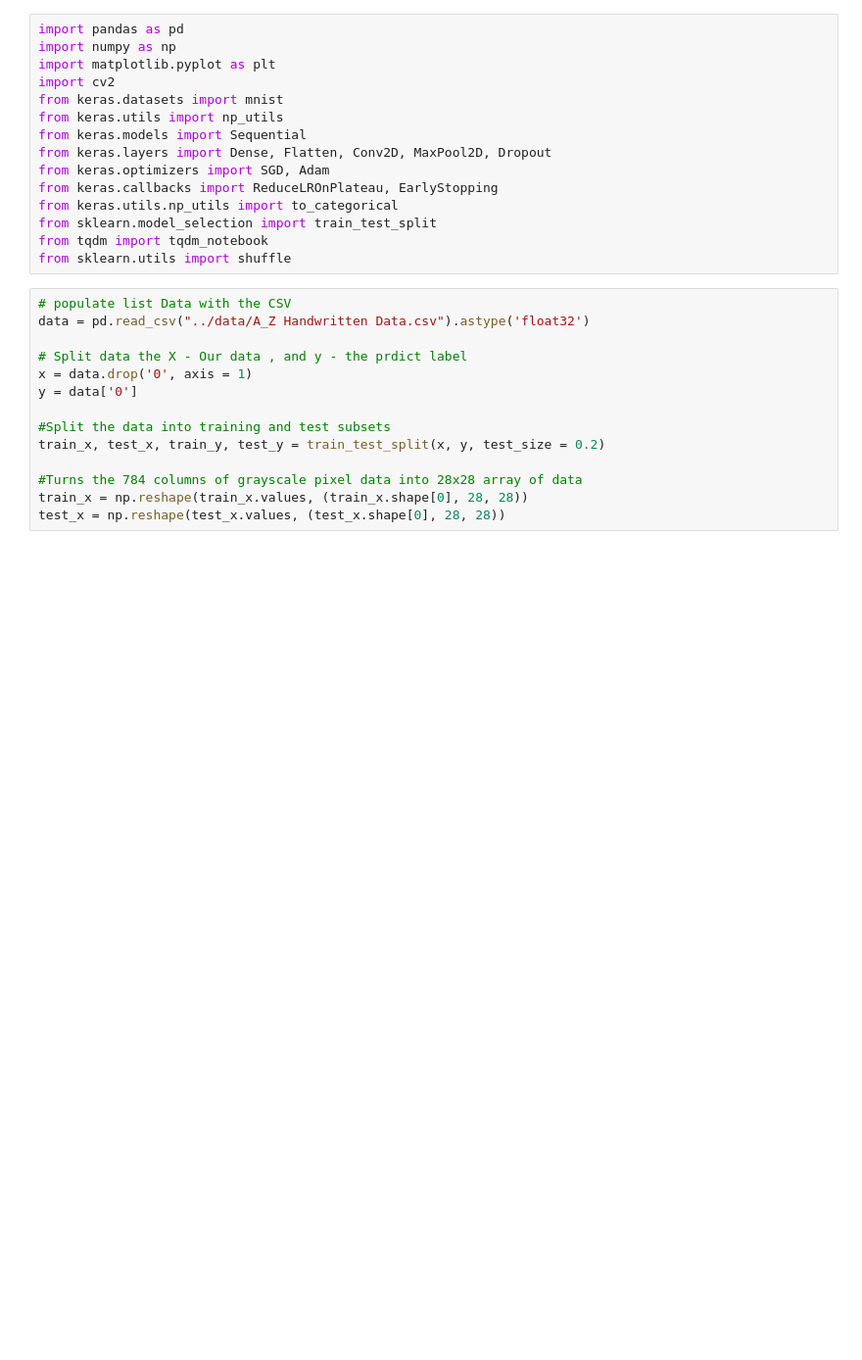
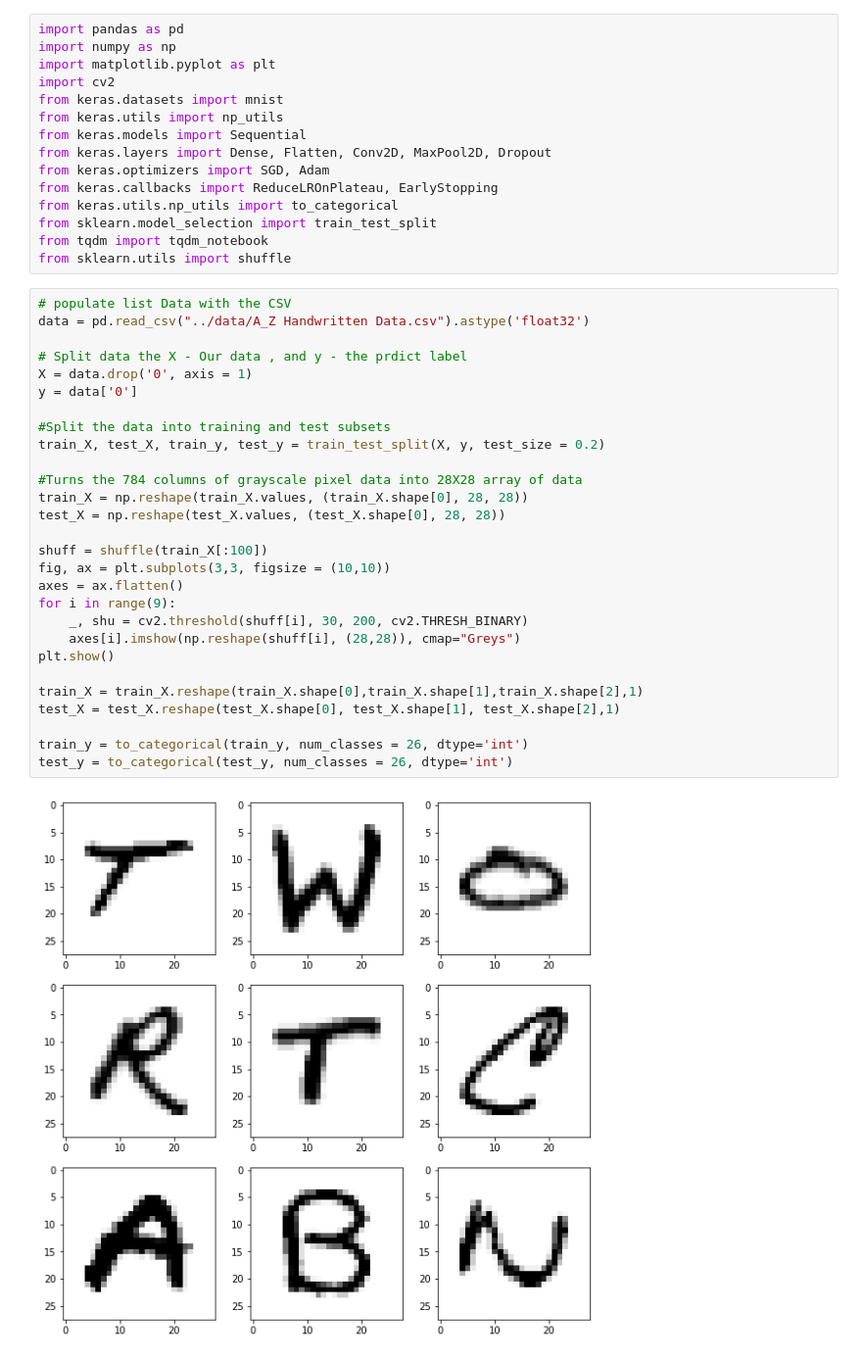
Before and after one commit to Karkeys360/handwriting-recognition, a Jupyter notebook: src/handwriting_recog.ipynb, the cells around one changed output. Shown at 98% size. Drawn from its saved outputs; the diff is of its cells as text; blank space fills up the shorter version.

```diff
--- a/src/handwriting_recog.ipynb
+++ b/src/handwriting_recog.ipynb
@@ -16,14 +16,30 @@ from sklearn.utils import shuffle
 # %%
 # populate list Data with the CSV
 data = pd.read_csv("../data/A_Z Handwritten Data.csv").astype('float32')
 
 # Split data the X - Our data , and y - the prdict label
-x = data.drop('0', axis = 1)
+X = data.drop('0', axis = 1)
 y = data['0']
 
 #Split the data into training and test subsets
-train_x, test_x, train_y, test_y = train_test_split(x, y, test_size = 0.2)
+train_X, test_X, train_y, test_y = train_test_split(X, y, test_size = 0.2)
 
-#Turns the 784 columns of grayscale pixel data into 28x28 array of data
-train_x = np.reshape(train_x.values, (train_x.shape[0], 28, 28))
-test_x = np.reshape(test_x.values, (test_x.shape[0], 28, 28))
+#Turns the 784 columns of grayscale pixel data into 28X28 array of data
+train_X = np.reshape(train_X.values, (train_X.shape[0], 28, 28))
+test_X = np.reshape(test_X.values, (test_X.shape[0], 28, 28))
+
+shuff = shuffle(train_X[:100])
+fig, ax = plt.subplots(3,3, figsize = (10,10))
+axes = ax.flatten()
+for i in range(9):
+    _, shu = cv2.threshold(shuff[i], 30, 200, cv2.THRESH_BINARY)
+    axes[i].imshow(np.reshape(shuff[i], (28,28)), cmap="Greys")
+plt.show()
+
+train_X = train_X.reshape(train_X.shape[0],train_X.shape[1],train_X.shape[2],1)
+test_X = test_X.reshape(test_X.shape[0], test_X.shape[1], test_X.shape[2],1)
+
+train_y = to_categorical(train_y, num_classes = 26, dtype='int')
+test_y = to_categorical(test_y, num_classes = 26, dtype='int')
+# %% [output]
+[figure, added]
```
Also changed, not shown: parts of 3 cells of this notebook.
